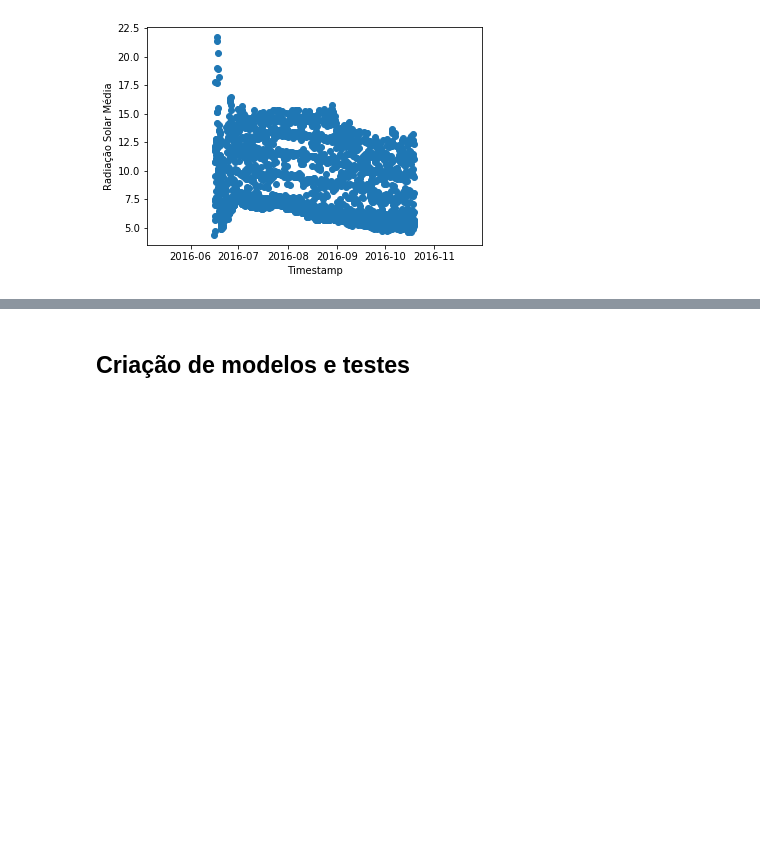
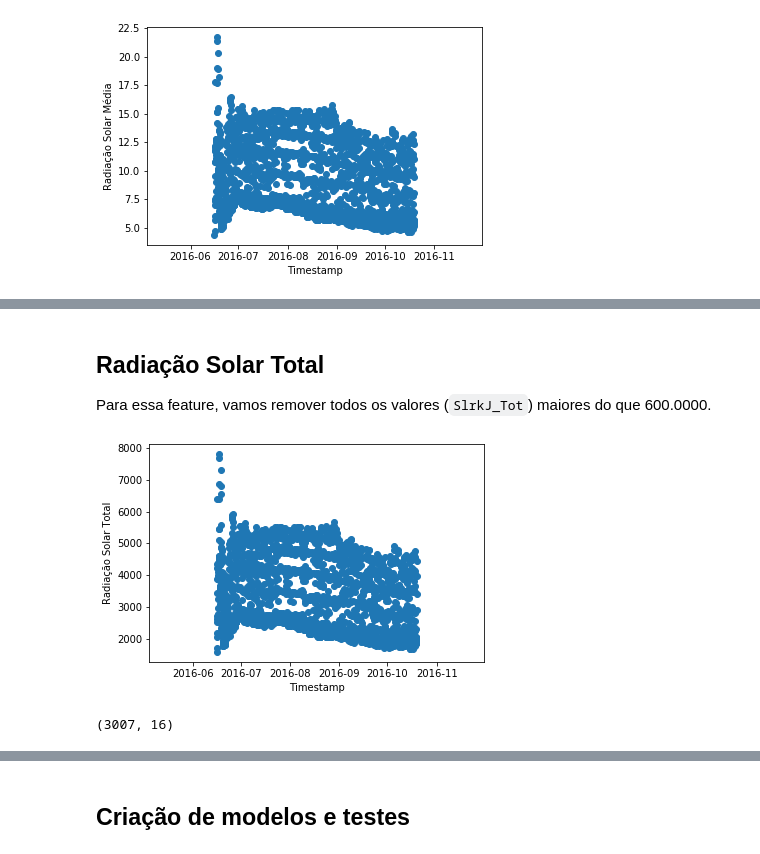
Before and after one commit to Naelia/pibic, a Jupyter notebook: notebooks/1 - Predição da Evapotranspiração.ipynb, the cells around one changed output, grey strips where cells are left out. Cells and saved outputs as stored; diff of their text form; code cells hidden in the pictures; blank space fills up the shorter version.

````diff
--- a/notebooks/1 - Predição da Evapotranspiração.ipynb
+++ b/notebooks/1 - Predição da Evapotranspiração.ipynb
@@ -258,0 +165,15 @@ df_filtered_data.shape
+# %% [markdown]
+## Radiação Solar Total
+Para essa feature, vamos remover todos os valores (```SlrkJ_Tot```) maiores do que 600.0000.
+# %%
+plt.scatter(df_filtered_data.index, df_filtered_data['SlrkJ_Tot'])
+plt.xlabel('Timestamp')
+plt.ylabel('Radiação Solar Total')
+plt.show()
+# %% [output]
+[figure, added]
+# %%
+df_filtered_data = df_filtered_data[df_filtered_data['SlrkJ_Tot'] <= 6000000]
+df_filtered_data.shape
+# %% [output]
+(3007, 16)
````
Also changed, not shown: parts of 69 cells of this notebook, 2 other files.
